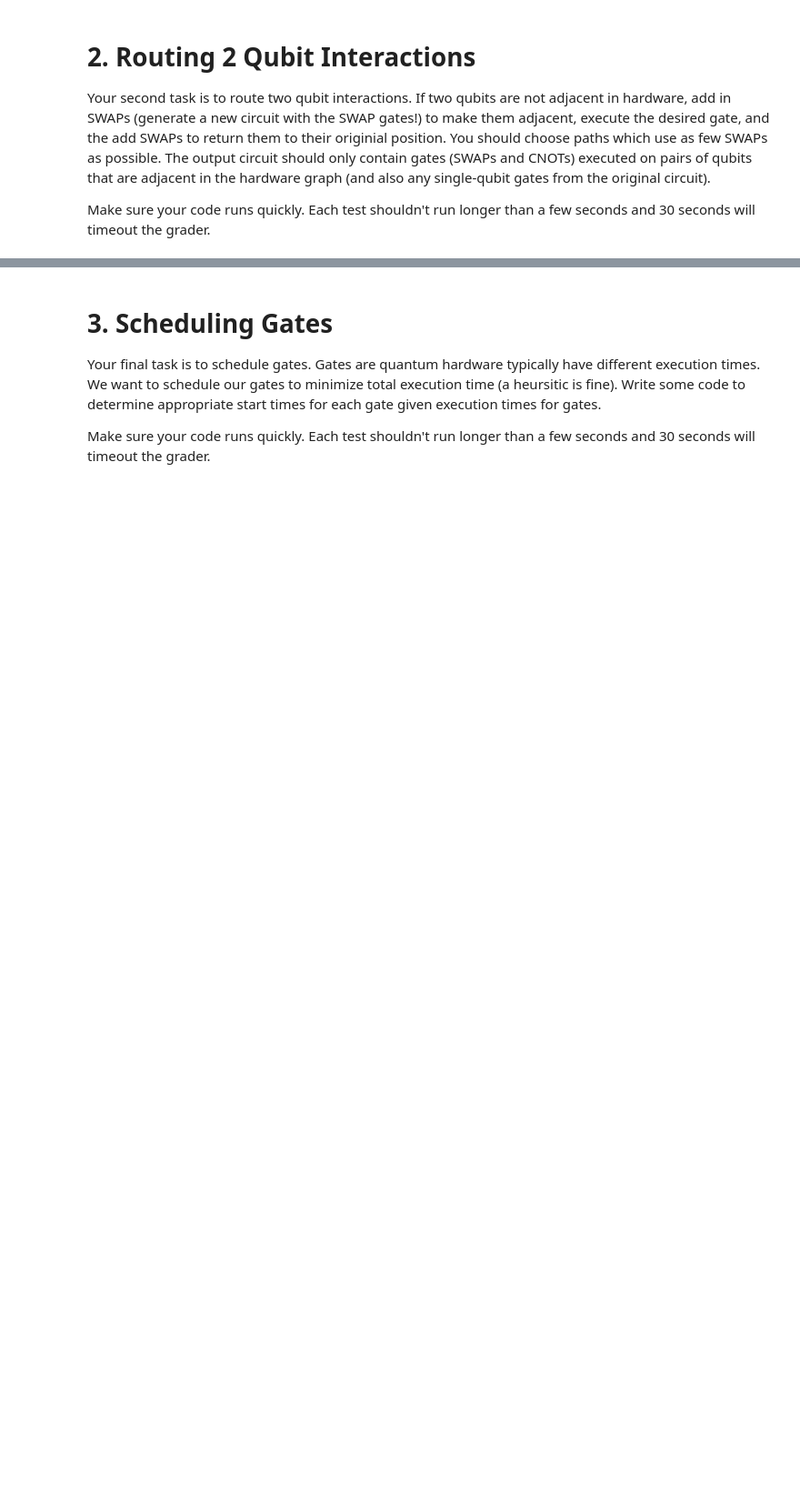
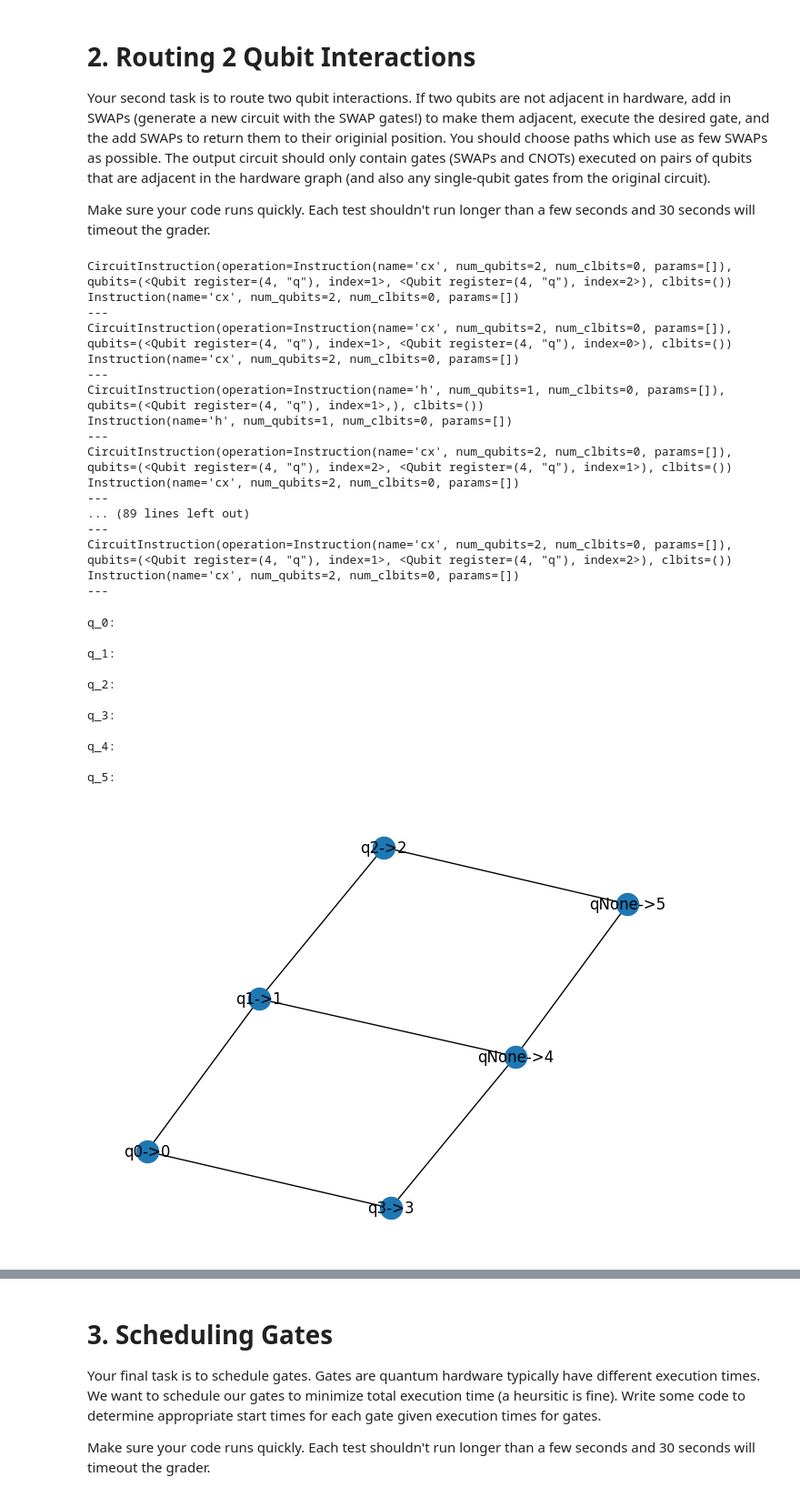
Before and after one commit to giriragav/UChicago---QCSD, a Jupyter notebook: Module 3/lab6/lab6.ipynb, the cells around one changed output, grey strips where cells are left out. Shown at 91% size. Drawn from its saved outputs; the diff is of its cells as text; code cells hidden in the pictures; blank space fills up the shorter version.

```diff
--- a/Module 3/lab6/lab6.ipynb
+++ b/Module 3/lab6/lab6.ipynb
@@ -609,12 +607,54 @@ def route_circuit(quantum_circuit:QuantumCircuit, target_hardware:nx.Graph,
     #     new_circuit.append(instr.operation, [hardware_qubit_id], instr.clbits)
     # To copy a two-qubit gate:
     #     new_circuit.append(instr.operation, [hardware_qubit1_id, hardware_qubit2_id], instr.clbits)
+    for instr in quantum_circuit:
+      print(instr)
+      print(instr.operation)
+      print("---")
+    # new_circuit.h(0)
+    # new_circuit.swap(0,1)
+    # instr = new_circuit[0]
+    # print(instr)
+    # print(instr.operation)
+    #new_circuit.append(instr.operation, [0, 1], instr.clbits)
+
 
     return new_circuit
 # %%
 mapping = map_circuit(cuccaro, grid_hardware)
 routed = route_circuit(cuccaro, grid_hardware, mapping)
-routed.draw(fold=-1)
+display(routed.draw(fold=-1))
+draw_mapping(grid_hardware, mapping)
+# %% [output]
+CircuitInstruction(operation=Instruction(name='cx', num_qubits=2, num_clbits=0, params=[]), qubits=(<Qubit register=(4, "q"), index=1>, <Qubit register=(4, "q"), index=2>), clbits=())
+Instruction(name='cx', num_qubits=2, num_clbits=0, params=[])
+---
+CircuitInstruction(operation=Instruction(name='cx', num_qubits=2, num_clbits=0, params=[]), qubits=(<Qubit register=(4, "q"), index=1>, <Qubit register=(4, "q"), index=0>), clbits=())
+Instruction(name='cx', num_qubits=2, num_clbits=0, params=[])
+---
+CircuitInstruction(operation=Instruction(name='h', num_qubits=1, num_clbits=0, params=[]), qubits=(<Qubit register=(4, "q"), index=1>,), clbits=())
+Instruction(name='h', num_qubits=1, num_clbits=0, params=[])
+---
+CircuitInstruction(operation=Instruction(name='cx', num_qubits=2, num_clbits=0, params=[]), qubits=(<Qubit register=(4, "q"), index=2>, <Qubit register=(4, "q"), index=1>), clbits=())
+Instruction(name='cx', num_qubits=2, num_clbits=0, params=[])
+---
+... (89 lines left out)
+---
+CircuitInstruction(operation=Instruction(name='cx', num_qubits=2, num_clbits=0, params=[]), qubits=(<Qubit register=(4, "q"), index=1>, <Qubit register=(4, "q"), index=2>), clbits=())
+Instruction(name='cx', num_qubits=2, num_clbits=0, params=[])
+---
+q_0:
+
+q_1:
+
+q_2:
+
+q_3:
+
+q_4:
+
+q_5:
+[figure, added]
 # %%
 # Do not delete this cell
 def validate_routing(circuit, target_hardware, mapping, routed_circuit, check_unitary=True):
```
Also changed, not shown: parts of 11 cells of this notebook.
